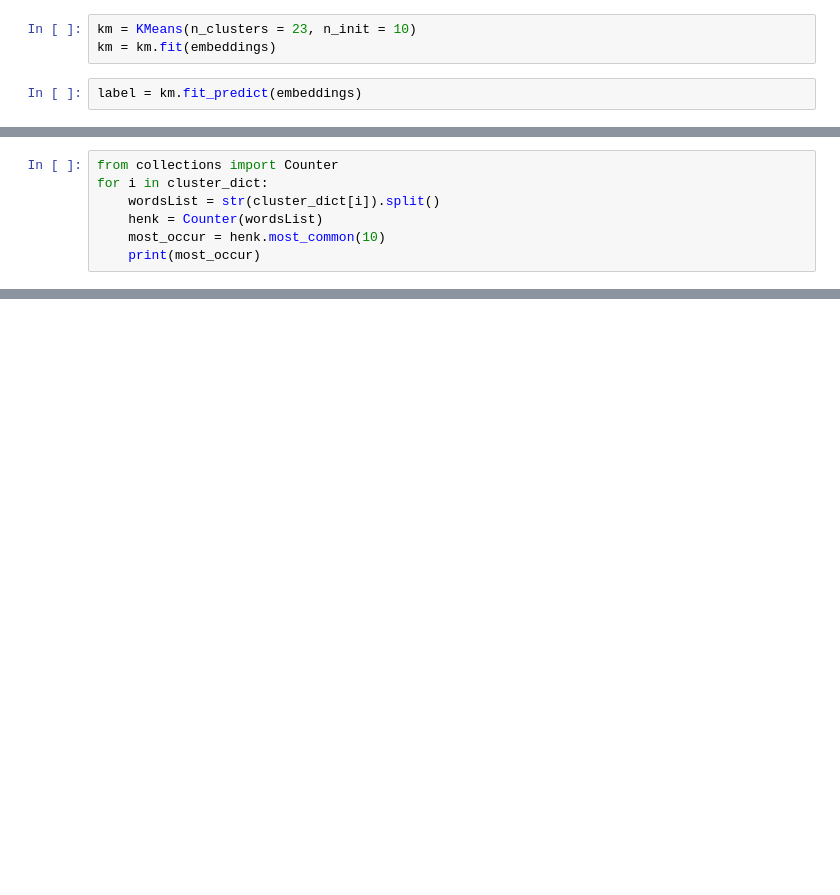
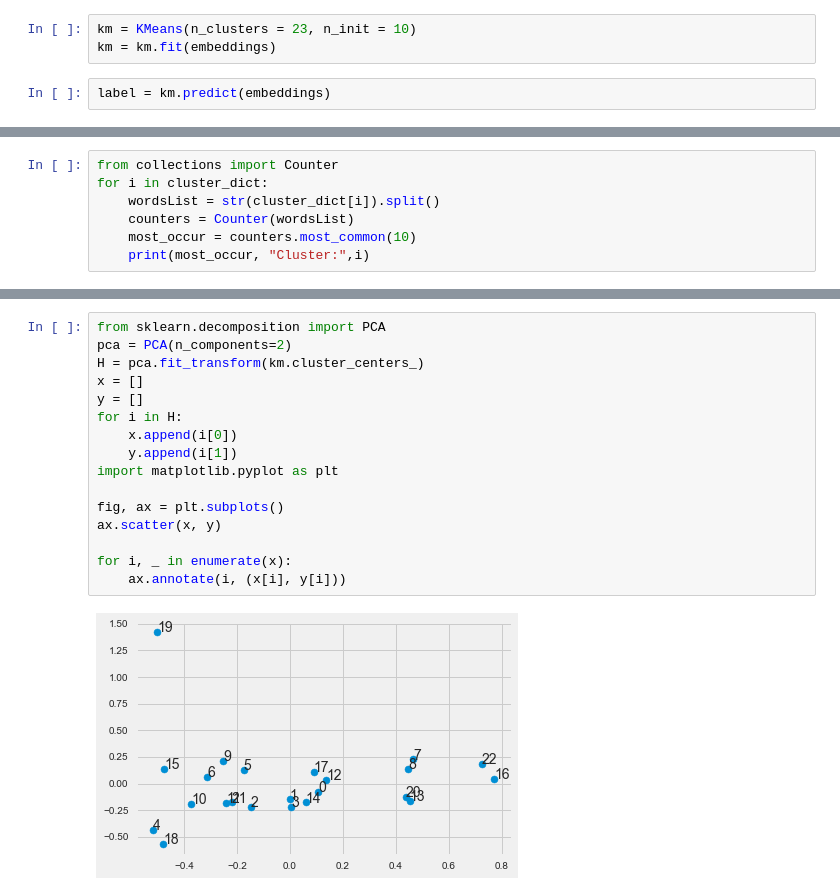
Before and after one commit to sijbrenvv/MLP, a Jupyter notebook: MLP.ipynb, the cells around one changed output, grey strips where cells are left out. Drawn from its saved outputs; the diff is of its cells as text; blank space fills up the shorter version.

```diff
--- a/MLP.ipynb
+++ b/MLP.ipynb
@@ -187,4 +230,4 @@ clustering, cluster_labels = mbkmeans_clusters(
 km = KMeans(n_clusters = 23, n_init = 10)
 km = km.fit(embeddings)
 # %%
-label = km.fit_predict(embeddings)
+label = km.predict(embeddings)
@@ -210,6 +246,6 @@ print(len(sentences))
 from collections import Counter
 for i in cluster_dict:
     wordsList = str(cluster_dict[i]).split()
-    henk = Counter(wordsList)
-    most_occur = henk.most_common(10)
-    print(most_occur)
+    counters = Counter(wordsList)
+    most_occur = counters.most_common(10)
+    print(most_occur, "Cluster:",i)
@@ -215,0 +270,18 @@ for i in cluster_dict:
+# %%
+from sklearn.decomposition import PCA
+pca = PCA(n_components=2)
+H = pca.fit_transform(km.cluster_centers_)
+x = []
+y = []
+for i in H:
+    x.append(i[0])
+    y.append(i[1])
+import matplotlib.pyplot as plt
+
+fig, ax = plt.subplots()
+ax.scatter(x, y)
+
+for i, _ in enumerate(x):
+    ax.annotate(i, (x[i], y[i]))
+# %% [output]
+[figure, added]
```
Also changed, not shown: parts of 17 cells of this notebook.
